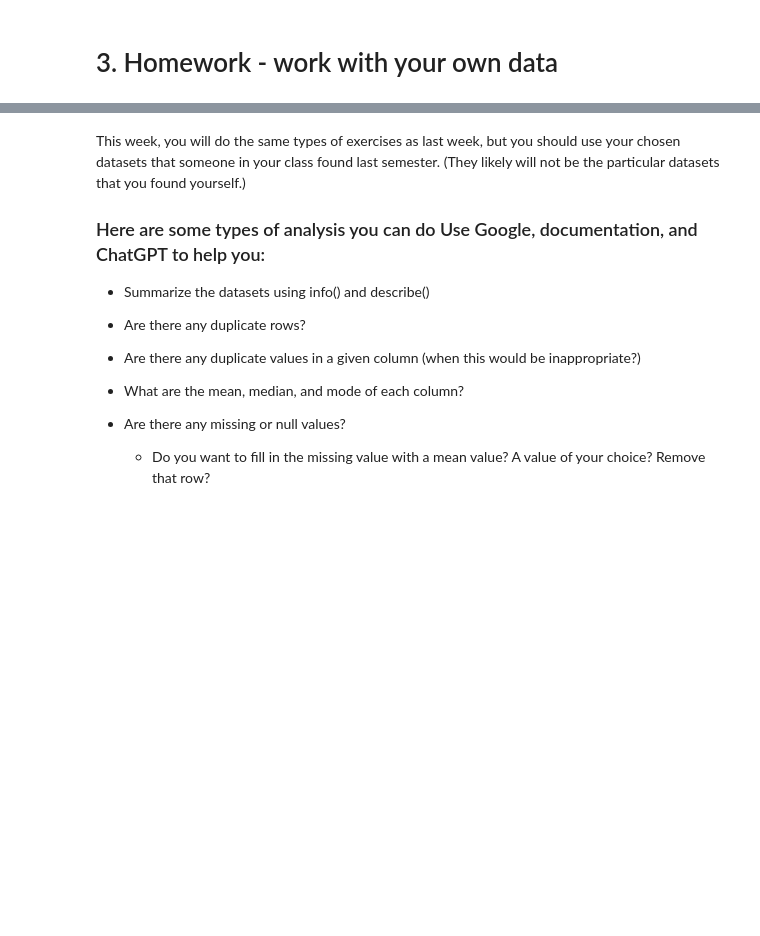
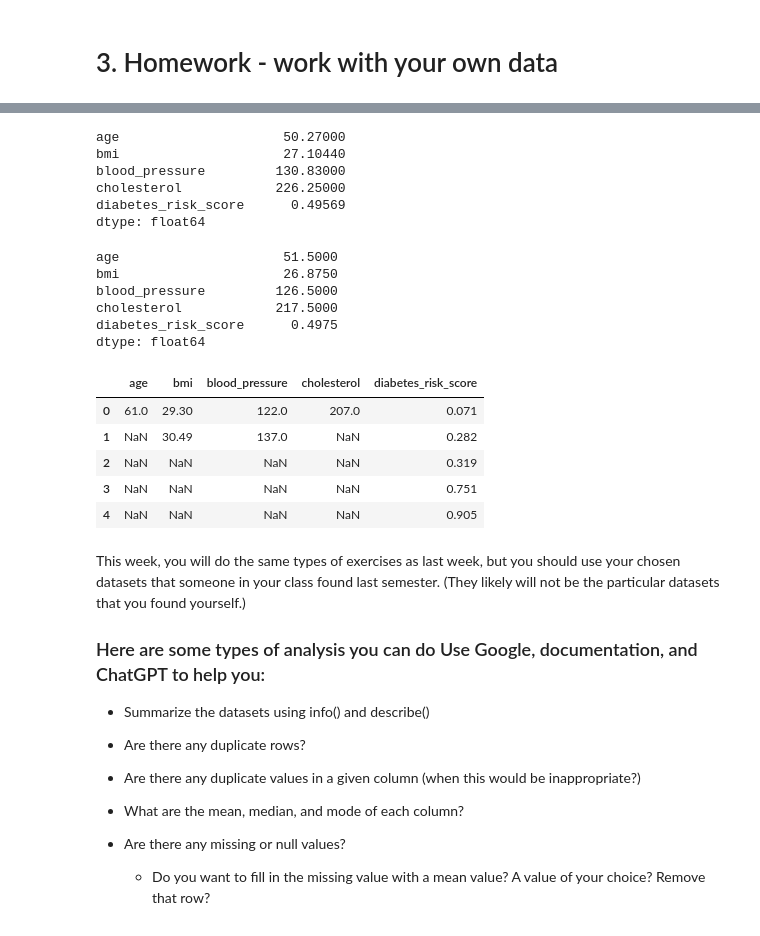
Before and after one commit to Ian123Ian595/Module-B-semester-2, a Jupyter notebook: Week2.ipynb, the cells around one changed output, grey strips where cells are left out. Cells and saved outputs as stored; diff of their text form; code cells hidden in the pictures; blank space fills up the shorter version.

```diff
--- a/Week2.ipynb
+++ b/Week2.ipynb
@@ -152,3 +94,30 @@ df_encoded.head()
+# %%
+diabetes_012_health_indicators_BRFSS.mean()
+# %% [output]
+age                     50.27000
+bmi                     27.10440
+blood_pressure         130.83000
+cholesterol            226.25000
+diabetes_risk_score      0.49569
+dtype: float64
+# %%
+diabetes_012_health_indicators_BRFSS.median()
+# %% [output]
+age                     51.5000
+bmi                     26.8750
+blood_pressure         126.5000
+cholesterol            217.5000
+diabetes_risk_score      0.4975
+dtype: float64
+# %%
+diabetes_012_health_indicators_BRFSS.mode()
+# %% [output]
+|  | age | bmi | blood_pressure | cholesterol | diabetes_risk_score |
+| 0 | 61.0 | 29.30 | 122.0 | 207.0 | 0.071 |
+| 1 | NaN | 30.49 | 137.0 | NaN | 0.282 |
+| 2 | NaN | NaN | NaN | NaN | 0.319 |
+| 3 | NaN | NaN | NaN | NaN | 0.751 |
+| 4 | NaN | NaN | NaN | NaN | 0.905 |
 # %% [markdown]
 This week, you will do the same types of exercises as last week, but you should use your chosen datasets that someone in your class found last semester. (They likely will not be the particular datasets that you found yourself.)
 
```
Also changed, not shown: parts of 16 cells of this notebook, 2 other files.
